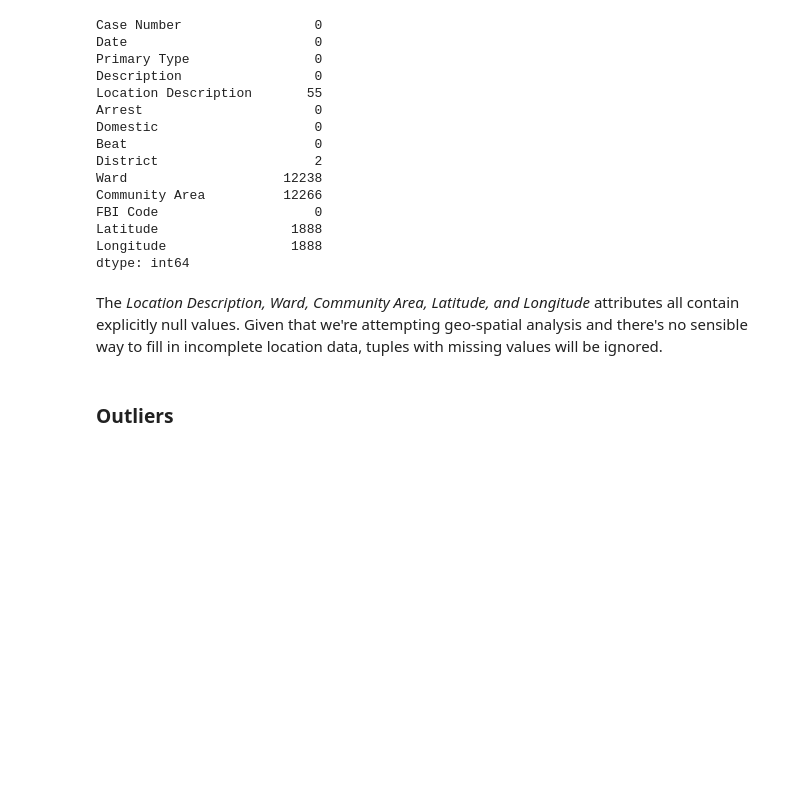
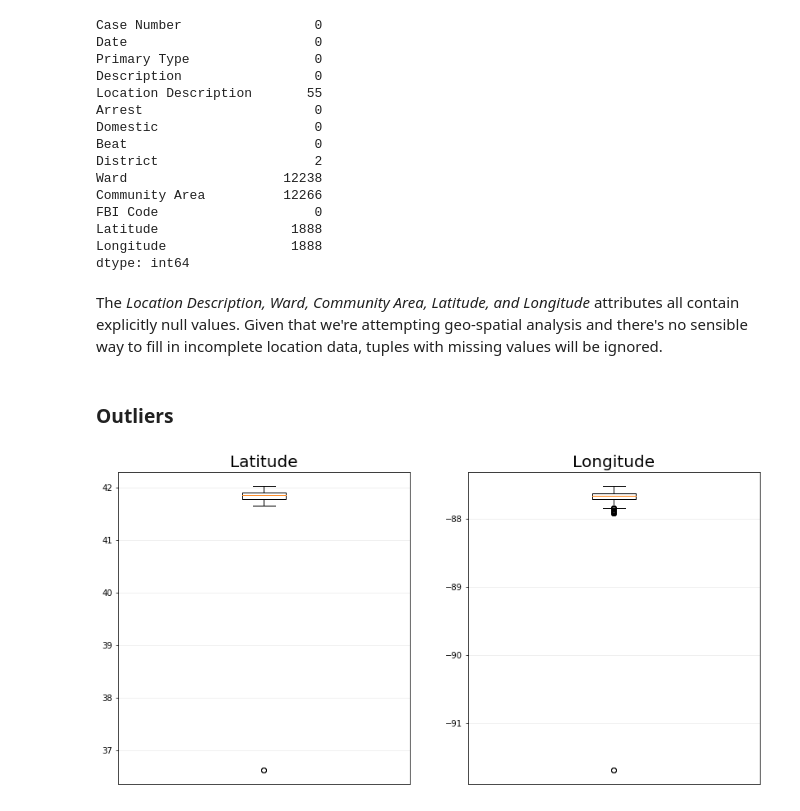
Before and after one commit to maria-knigge/CSCI4502, a Jupyter notebook: CrimeNotebook.ipynb, the cells around one changed output. Cells and saved outputs as stored; diff of their text form; code cells hidden in the pictures; blank space fills up the shorter version.

```diff
--- a/CrimeNotebook.ipynb
+++ b/CrimeNotebook.ipynb
@@ -87,3 +87,19 @@ dfCrime.dropna(inplace=True)
 #TODO - Confirm that there are no implicitly null values
 # %% [markdown]
 ### Outliers
+# %%
+fig, axes = plt.subplots(nrows=1, ncols=2, figsize=(14,7))
+
+axes[0].boxplot(dfCrime["Latitude"])
+axes[0].set_title("Latitude", fontsize=20)
+axes[0].set_xticks([])
+axes[0].grid(alpha=0.25)
+axes[0].set_axisbelow(True)
+
+axes[1].boxplot(dfCrime["Longitude"])
+axes[1].set_title("Longitude", fontsize=20)
+axes[1].set_xticks([])
+axes[1].grid(alpha=0.25)
+axes[1].set_axisbelow(True)
+# %% [output]
+[figure, added]
```
Also changed, not shown: parts of 2 cells of this notebook.
